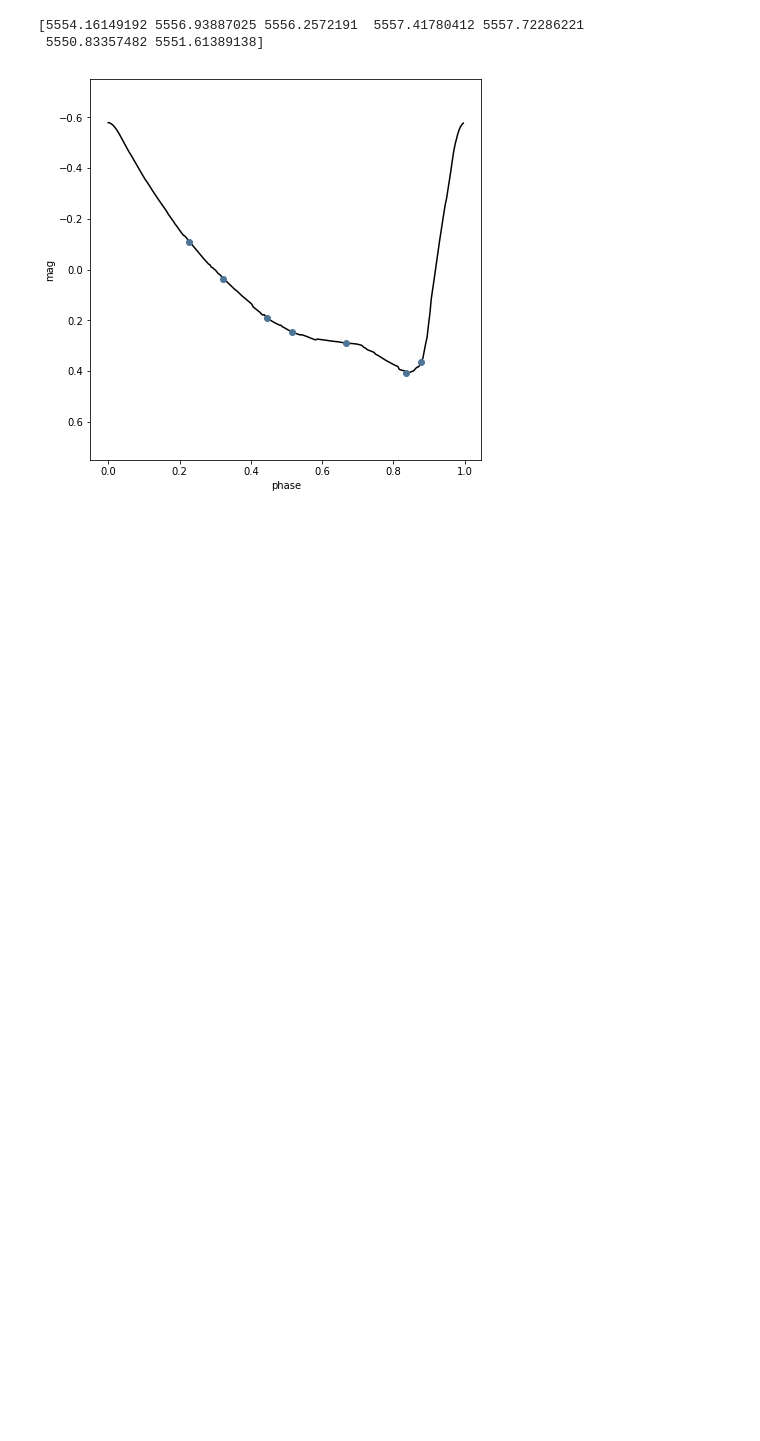
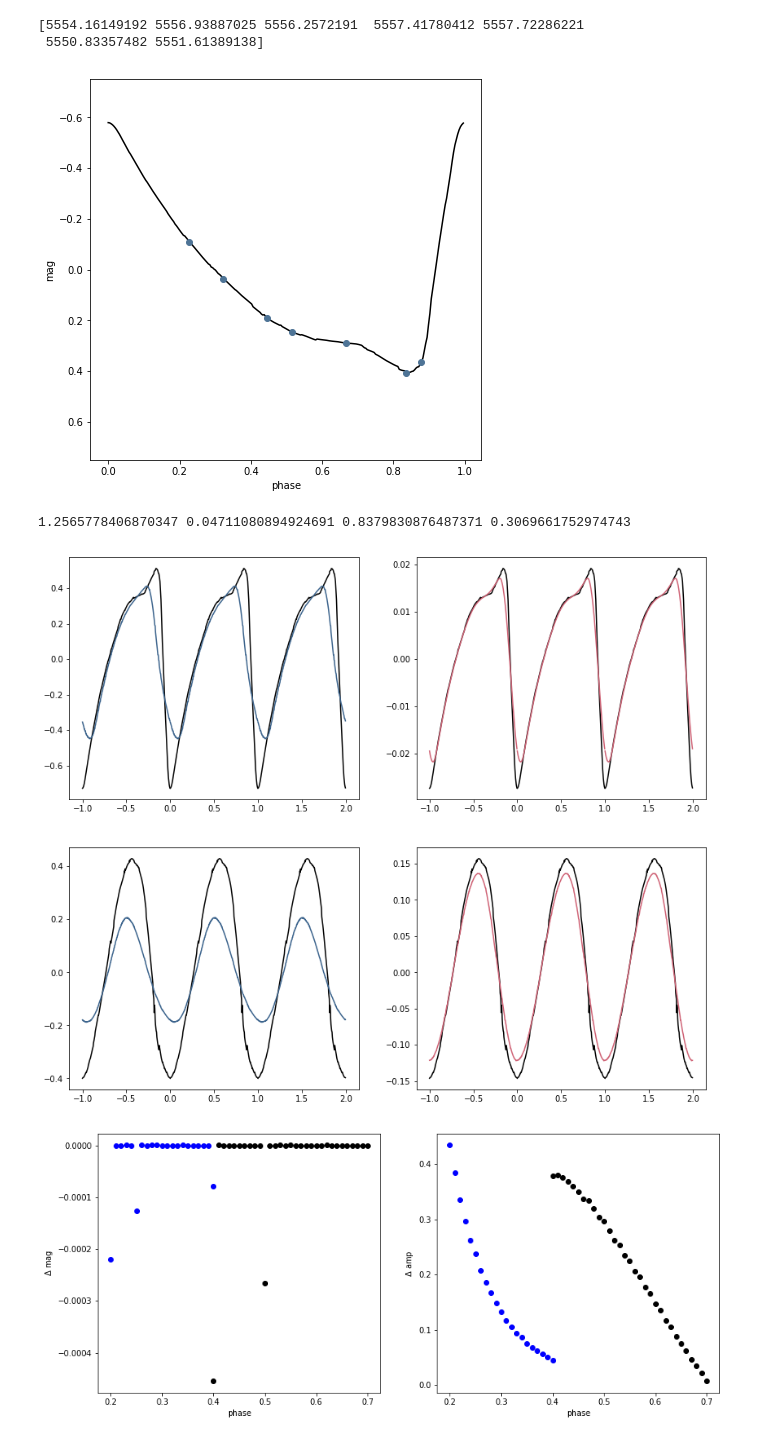
Before and after one commit to jrneeley/AstroTools, a Jupyter notebook: Testing rrlyrae functions.ipynb, the cells around one changed output. Cells and saved outputs as stored; diff of their text form; code cells hidden in the pictures; blank space fills up the shorter version.

Commit message:
added exposure time simulator

```diff
--- a/Testing rrlyrae functions.ipynb
+++ b/Testing rrlyrae functions.ipynb
@@ -37,3 +37,77 @@ rrlyrae.simulate_observing_cadence(times, amplitude=1.0, mode='ab')
 [5554.16149192 5556.93887025 5556.2572191  5557.41780412 5557.72286221
  5550.83357482 5551.61389138]
 [figure]
+# %%
+# Simulate the effect of long exposures on the observed shape of an RR Lyrae star
+
+exptime = 10800.0
+periods_ab = np.linspace(0.4,0.7,31)
+logP = np.log10(periods_ab)
+amplitudes_ab = -2.627 - 22.046*logP - 30.876*logP**2
+
+periods_c = np.linspace(0.2,0.4,21)
+logP = np.log10(periods_c)
+amplitudes_c = -0.395-1.764*logP
+
+print amplitudes_ab[0], amplitudes_ab[-1], amplitudes_c[0], amplitudes_c[-1]
+
+fig1 = plt.figure(figsize=(14,12))
+ax1 = fig1.add_subplot(221)
+ax2 = fig1.add_subplot(222)
+ax3 = fig1.add_subplot(223)
+ax4 = fig1.add_subplot(224)
+rrlyrae.plot_rrlyrae_template(amplitude=amplitudes_ab[0], band='V', mode='ab', plt_axes=ax1)
+rrlyrae.plot_rrlyrae_template(amplitude=amplitudes_ab[0], band='V', mode='ab', plt_axes=ax1, x_offset=-1.0)
+rrlyrae.plot_rrlyrae_template(amplitude=amplitudes_ab[0], band='V', mode='ab', plt_axes=ax1, x_offset=1.0)
+ph, m, delta_a, delta_m = rrlyrae.simulate_exposure_time(exptime, periods_ab[0], amplitudes_ab[0], mode='ab')
+ax1.plot(ph, m, color='xkcd:denim')
+ax1.plot(ph-1.0, m, color='xkcd:denim')
+ax1.plot(ph+1.0, m, color='xkcd:denim')
+rrlyrae.plot_rrlyrae_template(amplitude=amplitudes_ab[-1], band='V', mode='ab', plt_axes=ax2)
+rrlyrae.plot_rrlyrae_template(amplitude=amplitudes_ab[-1], band='V', mode='ab', plt_axes=ax2, x_offset=-1.0)
+rrlyrae.plot_rrlyrae_template(amplitude=amplitudes_ab[-1], band='V', mode='ab', plt_axes=ax2, x_offset=1.0)
+ph, m, delta_a, delta_m = rrlyrae.simulate_exposure_time(exptime, periods_ab[-1], amplitudes_ab[-1], mode='ab')
+ax2.plot(ph, m, color='xkcd:rose')
+ax2.plot(ph-1.0, m, color='xkcd:rose')
+ax2.plot(ph+1.0, m, color='xkcd:rose')
+
+rrlyrae.plot_rrlyrae_template(amplitude=amplitudes_c[0], band='V', mode='c', plt_axes=ax3)
+rrlyrae.plot_rrlyrae_template(amplitude=amplitudes_c[0], band='V', mode='c', plt_axes=ax3, x_offset=-1.0)
+rrlyrae.plot_rrlyrae_template(amplitude=amplitudes_c[0], band='V', mode='c', plt_axes=ax3, x_offset=1.0)
+ph, m, delta_a, delta_m = rrlyrae.simulate_exposure_time(exptime, periods_c[0], amplitudes_c[0], mode='c')
+ax3.plot(ph, m, color='xkcd:denim')
+ax3.plot(ph-1.0, m, color='xkcd:denim')
+ax3.plot(ph+1.0, m, color='xkcd:denim')
+rrlyrae.plot_rrlyrae_template(amplitude=amplitudes_c[-1], band='V', mode='c', plt_axes=ax4)
+rrlyrae.plot_rrlyrae_template(amplitude=amplitudes_c[-1], band='V', mode='c', plt_axes=ax4, x_offset=-1.0)
+rrlyrae.plot_rrlyrae_template(amplitude=amplitudes_c[-1], band='V', mode='c', plt_axes=ax4, x_offset=1.0)
+ph, m, delta_a, delta_m = rrlyrae.simulate_exposure_time(exptime, periods_c[-1], amplitudes_c[-1], mode='c')
+ax4.plot(ph, m, color='xkcd:rose')
+ax4.plot(ph-1.0, m, color='xkcd:rose')
+ax4.plot(ph+1.0, m, color='xkcd:rose')
+
+
+
+fig = plt.figure(figsize=(14,6))
+ax1 = fig.add_subplot(121)
+ax2 = fig.add_subplot(122)
+ax1.set_xlabel('phase')
+ax1.set_ylabel('$\Delta$ mag')
+ax2.set_xlabel('phase')
+ax2.set_ylabel('$\Delta$ amp')
+for p, a in zip(periods_ab, amplitudes_ab):
+    ph, m, delta_a, delta_m = rrlyrae.simulate_exposure_time(exptime, p, a, mode='ab')
+    ax1.plot(p, delta_m, 'ko')
+    ax2.plot(p, delta_a, 'ko')
+
+
+for p, a in zip(periods_c, amplitudes_c):
+    ph, m, delta_a, delta_m = rrlyrae.simulate_exposure_time(exptime, p, a, mode='c')
+    ax1.plot(p, delta_m, 'bo')
+    ax2.plot(p, delta_a, 'bo')
+
+plt.show()
+# %% [output]
+1.2565778406870347 0.04711080894924691 0.8379830876487371 0.3069661752974743
+[figure, added]
+[figure, added]
```
Also changed, not shown: parts of 2 cells of this notebook, 1 other file.
